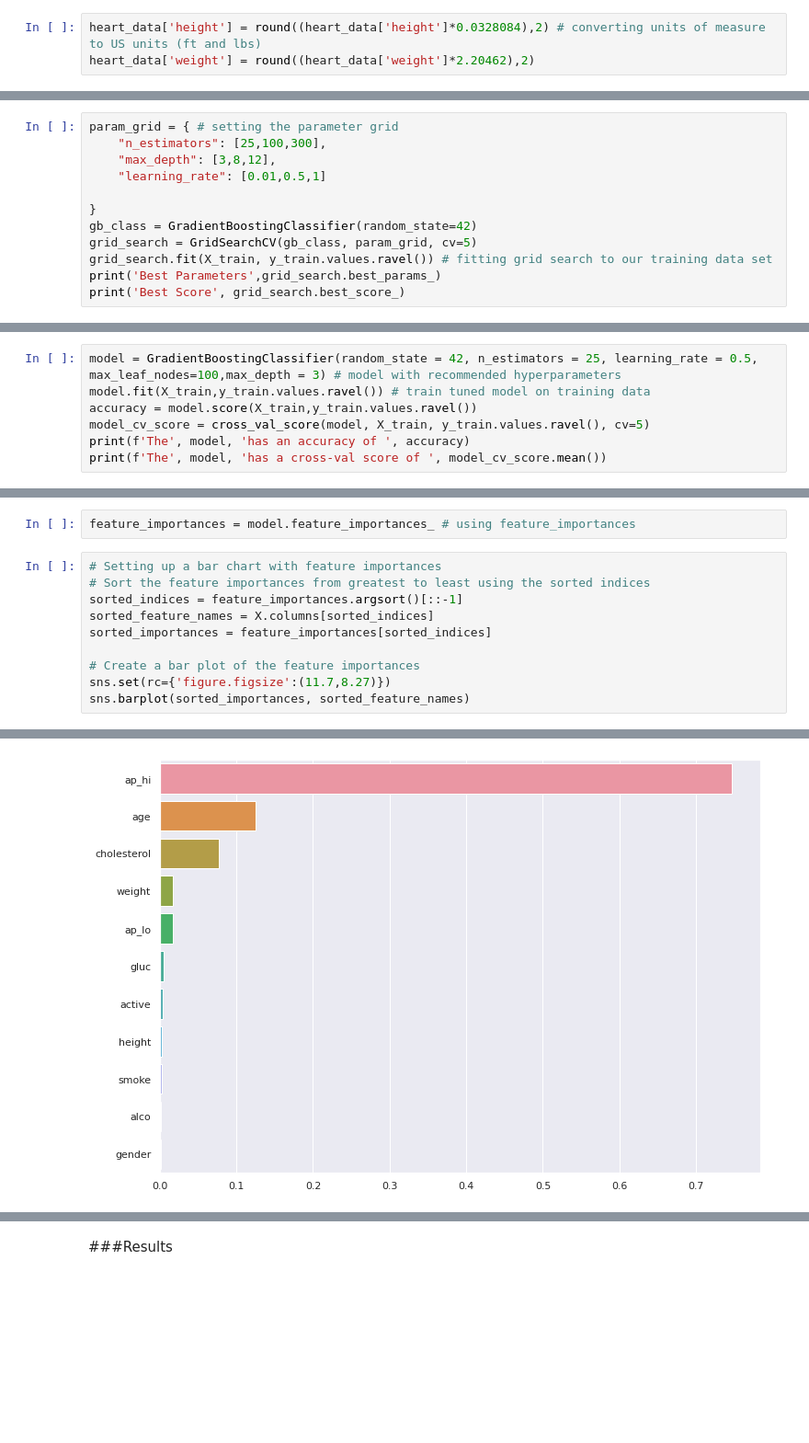
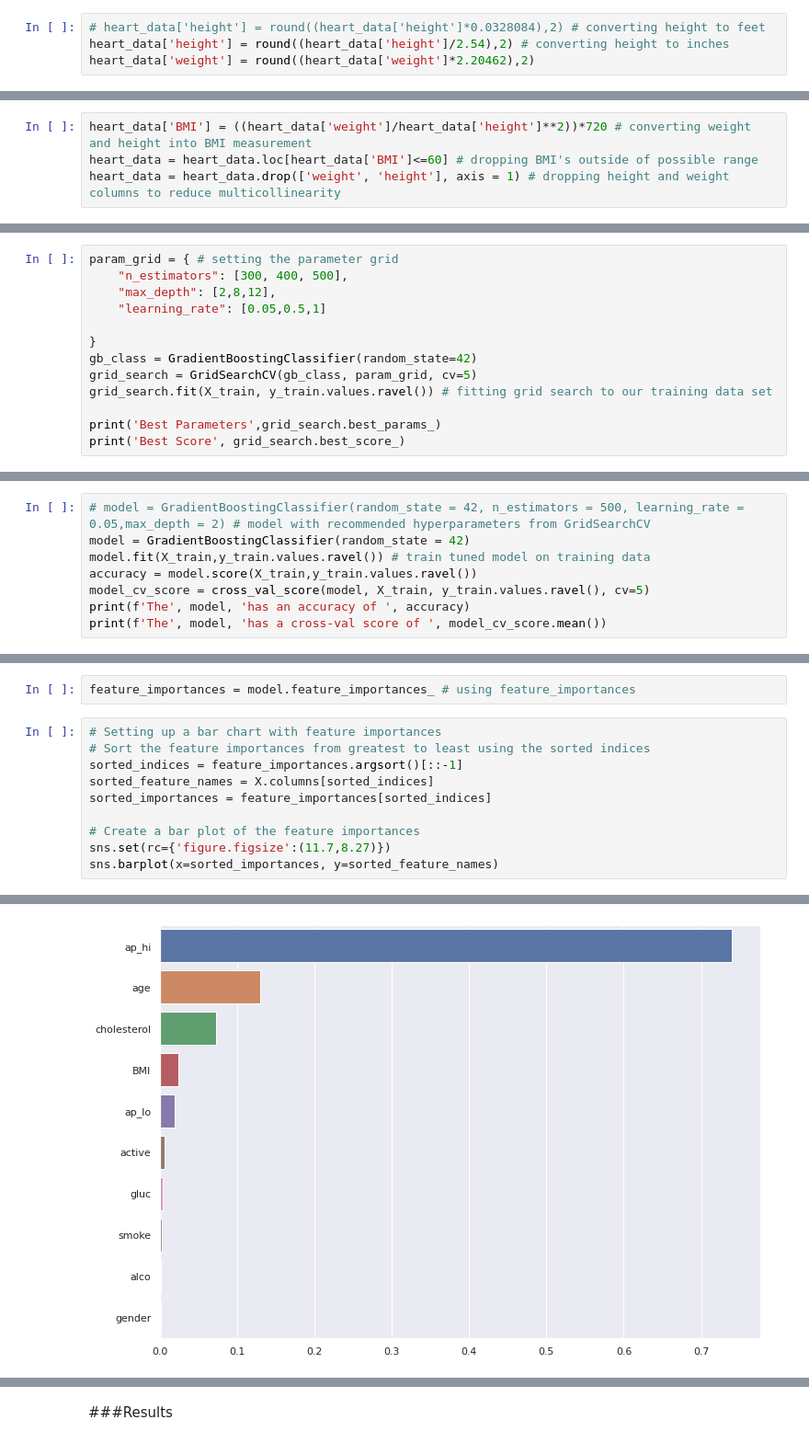
Before and after one commit to pamelasschlegel/Predicting-Heart-Disease-with-Machine-Learning, a Jupyter notebook: Predicting_Cardiovascular_Disease.ipynb, the cells around one changed output, grey strips where cells are left out. Shown: that part at 92% size. Drawn from its saved outputs; the diff is of its cells as text; blank space fills up the shorter version.

```diff
--- a/Predicting_Cardiovascular_Disease.ipynb
+++ b/Predicting_Cardiovascular_Disease.ipynb
@@ -124,7 +124,8 @@ heart_data = heart_data.drop(['index','id'], axis=1) # dropping irrelevant colum
 # %%
 heart_data['age'] = round((heart_data['age']/365),2) # converting age in days to years and rounding to two decimal places
 # %%
-heart_data['height'] = round((heart_data['height']*0.0328084),2) # converting units of measure to US units (ft and lbs)
+# heart_data['height'] = round((heart_data['height']*0.0328084),2) # converting height to feet
+heart_data['height'] = round((heart_data['height']/2.54),2) # converting height to inches
 heart_data['weight'] = round((heart_data['weight']*2.20462),2)
 # %%
 heart_data.loc[heart_data['gender'] == 1, 'gender'] = 0 # changing encoding of 1 and 2 for gender to 0 and 1
@@ -197,3 +203,7 @@ heart_data = heart_data.loc[(heart_data['ap_lo']>30) & (heart_data['ap_lo']< 180
+# %%
+heart_data['BMI'] = ((heart_data['weight']/heart_data['height']**2))*720 # converting weight and height into BMI measurement
+heart_data = heart_data.loc[heart_data['BMI']<=60] # dropping BMI's outside of possible range
+heart_data = heart_data.drop(['weight', 'height'], axis = 1) # dropping height and weight columns to reduce multicollinearity
 # %%
 heart_data.describe() # viewing the cleansed data set
 # %% [output]
@@ -366,13 +383,14 @@ GridSearchCV execution time can be long. We need to balance run time with potent
 # %%
 param_grid = { # setting the parameter grid
-    "n_estimators": [25,100,300],
-    "max_depth": [3,8,12],
-    "learning_rate": [0.01,0.5,1]
+    "n_estimators": [300, 400, 500],
+    "max_depth": [2,8,12],
+    "learning_rate": [0.05,0.5,1]
 
 }
 gb_class = GradientBoostingClassifier(random_state=42)
 grid_search = GridSearchCV(gb_class, param_grid, cv=5)
 grid_search.fit(X_train, y_train.values.ravel()) # fitting grid search to our training data set
+
 print('Best Parameters',grid_search.best_params_)
 print('Best Score', grid_search.best_score_)
 # %% [output]
@@ -381,5 +403,6 @@ Best Score 0.7344670789377956
 # %%
-model = GradientBoostingClassifier(random_state = 42, n_estimators = 25, learning_rate = 0.5, max_leaf_nodes=100,max_depth = 3) # model with recommended hyperparameters
+# model = GradientBoostingClassifier(random_state = 42, n_estimators = 500, learning_rate = 0.05,max_depth = 2) # model with recommended hyperparameters from GridSearchCV
+model = GradientBoostingClassifier(random_state = 42)
 model.fit(X_train,y_train.values.ravel()) # train tuned model on training data
 accuracy = model.score(X_train,y_train.values.ravel())
 model_cv_score = cross_val_score(model, X_train, y_train.values.ravel(), cv=5)
@@ -450,5 +469,5 @@ sorted_importances = feature_importances[sorted_indices]
 
 # Create a bar plot of the feature importances
 sns.set(rc={'figure.figsize':(11.7,8.27)})
-sns.barplot(sorted_importances, sorted_feature_names)
+sns.barplot(x=sorted_importances, y=sorted_feature_names)
 # %% [output]
@@ -456,2 +475,2 @@ sns.barplot(sorted_importances, sorted_feature_names)
-[figure, old version]
+[figure, new version]
 # %% [markdown]
```
Also changed, not shown: parts of 40 cells of this notebook.
